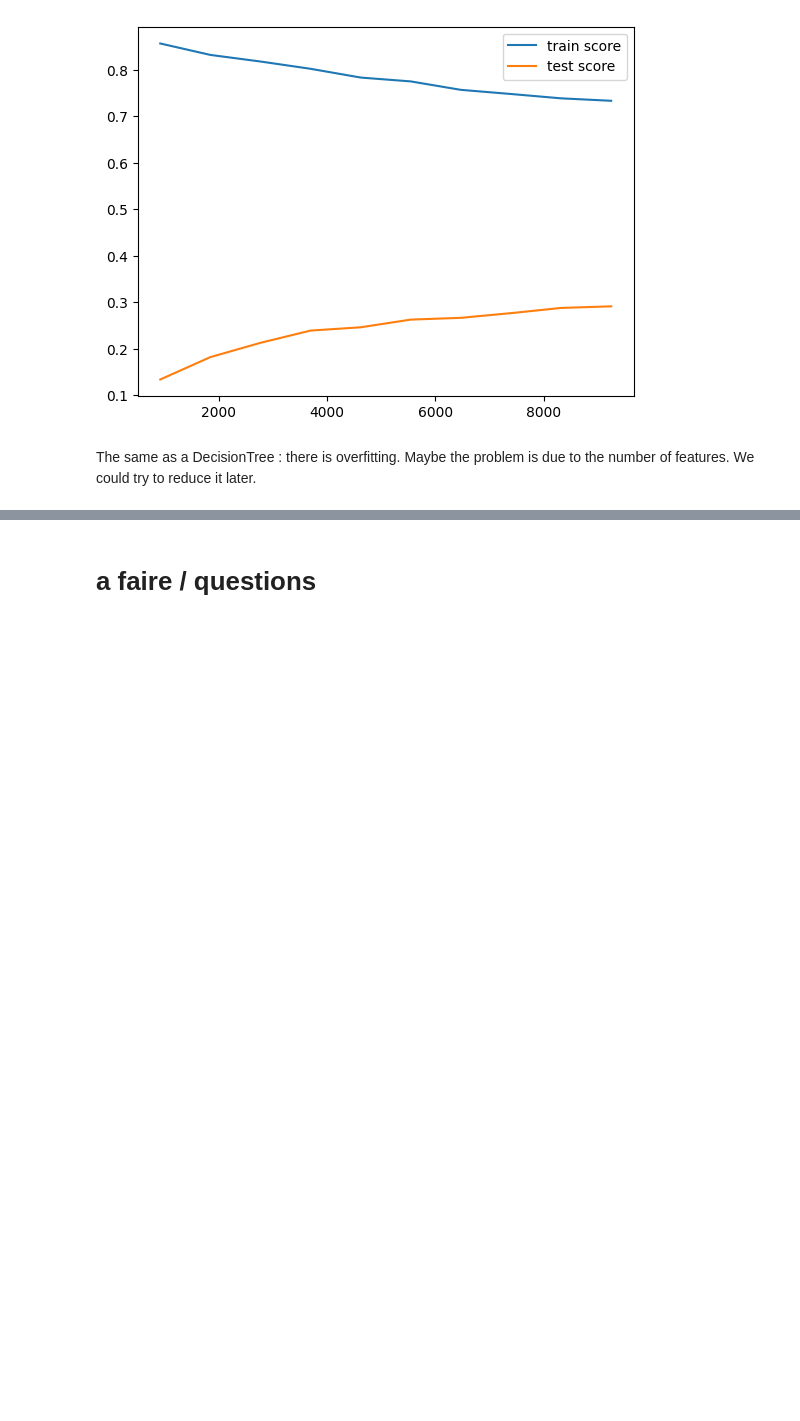
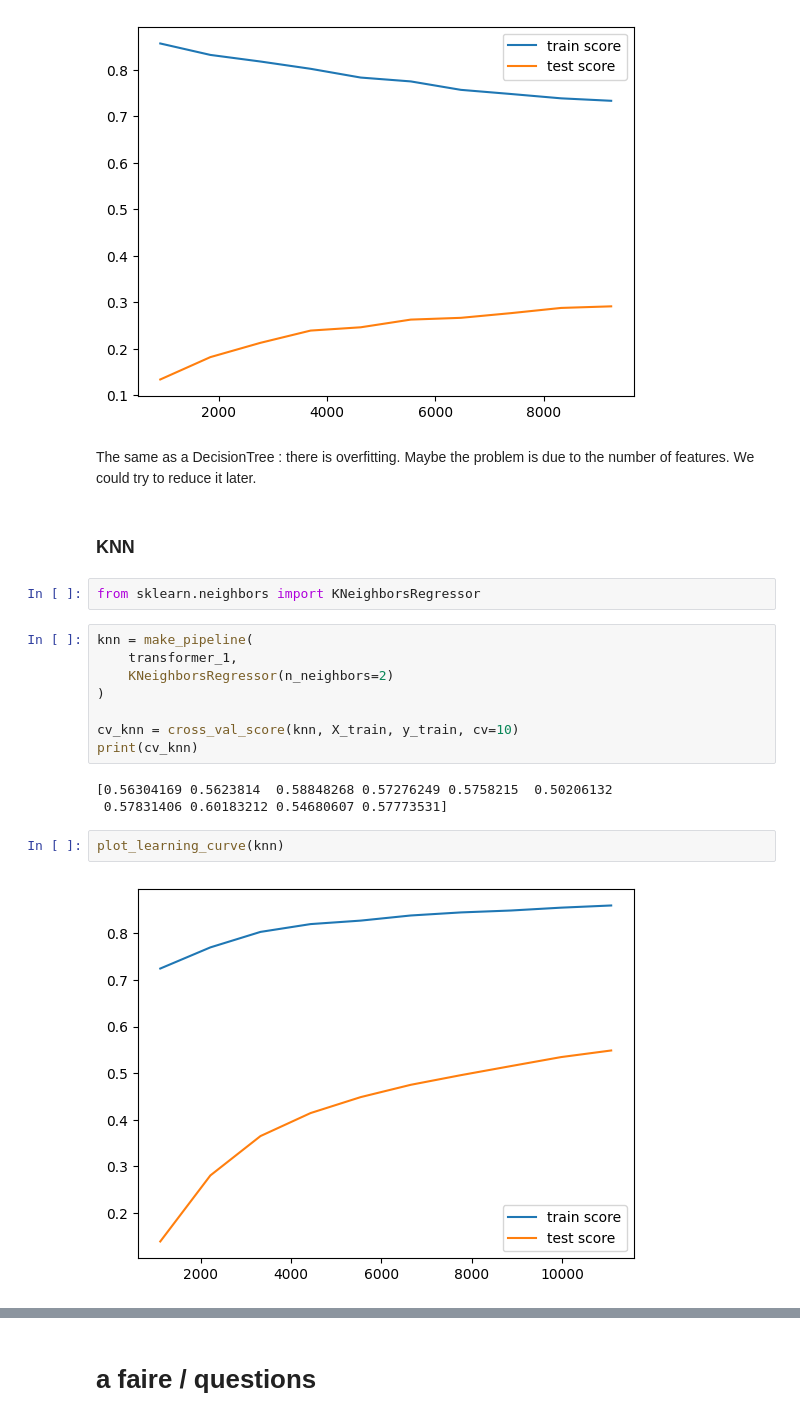
Before and after one commit to elouanzer/AAAproject_FC24, a Jupyter notebook: FC24_MLproject.ipynb, the cells around one changed output, grey strips where cells are left out. Drawn from its saved outputs; the diff is of its cells as text; blank space fills up the shorter version.

```diff
--- a/FC24_MLproject.ipynb
+++ b/FC24_MLproject.ipynb
@@ -413,3 +413,22 @@ plot_learning_curve(random_forest_1, cv=3)
 [figure]
 # %% [markdown]
 The same as a DecisionTree : there is overfitting. Maybe the problem is due to the number of features. We could try to reduce it later.
+# %% [markdown]
+### KNN
+# %%
+from sklearn.neighbors import KNeighborsRegressor
+# %%
+knn = make_pipeline(
+    transformer_1,
+    KNeighborsRegressor(n_neighbors=2)
+)
+
+cv_knn = cross_val_score(knn, X_train, y_train, cv=10)
+print(cv_knn)
+# %% [output]
+[0.56304169 0.5623814  0.58848268 0.57276249 0.5758215  0.50206132
+ 0.57831406 0.60183212 0.54680607 0.57773531]
+# %%
+plot_learning_curve(knn)
+# %% [output]
+[figure, added]
```
Also changed, not shown: parts of 5 cells of this notebook.
